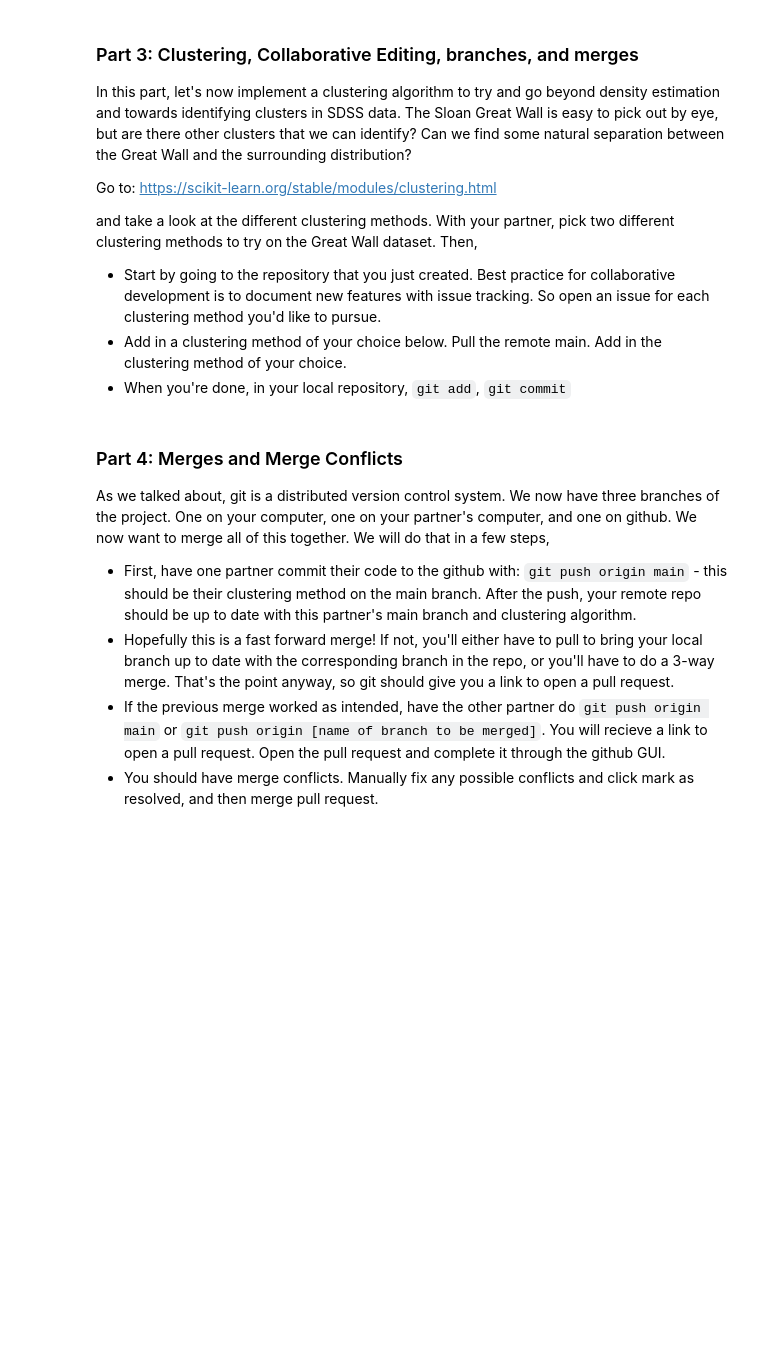
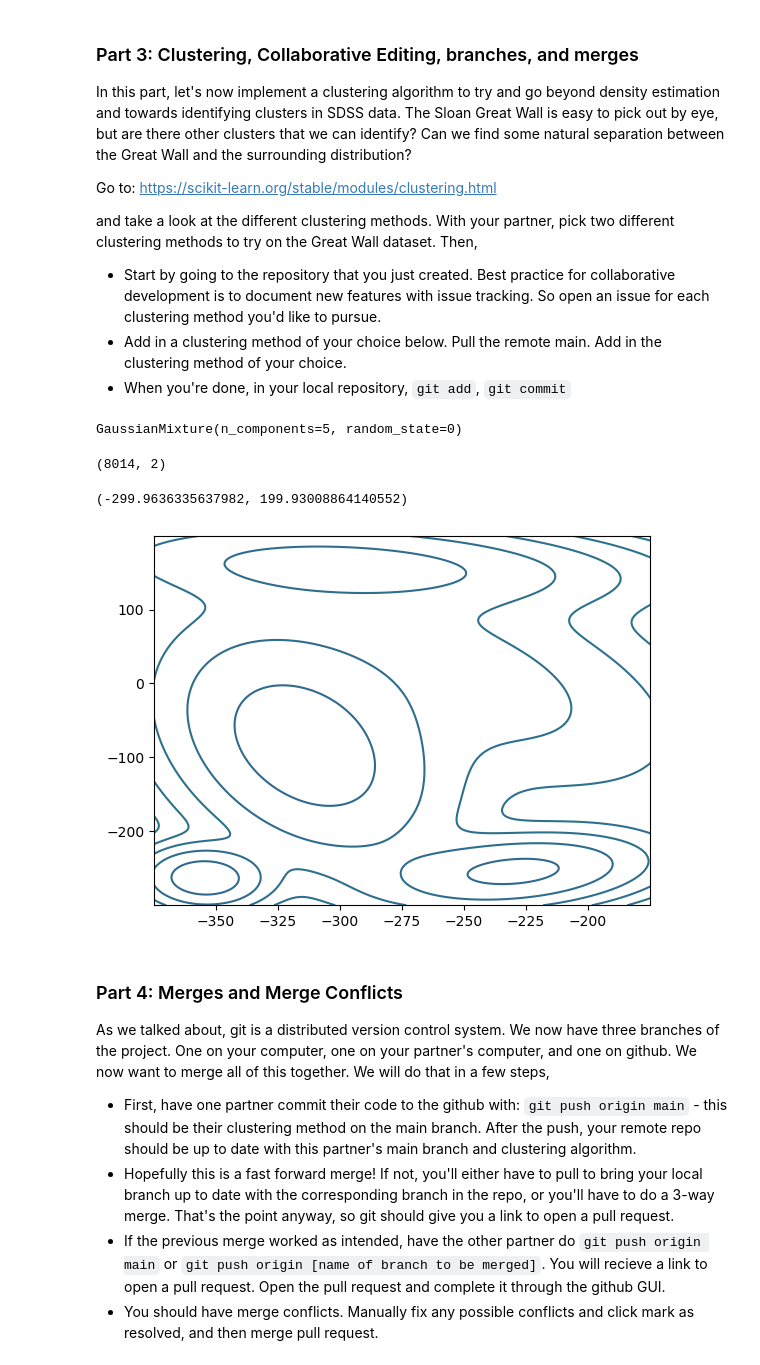
Before and after one commit to grantmerz/dsfp_session21_ex, a Jupyter notebook: DSFP_intro_2_git.ipynb, the cells around one changed output. Saved outputs shown, nothing was run; the diff lists cells and outputs as text; code cells hidden in the pictures; blank space fills up the shorter version.

Commit message:
added gaussian mixture clustering

```diff
--- a/DSFP_intro_2_git.ipynb
+++ b/DSFP_intro_2_git.ipynb
@@ -107,6 +107,32 @@ and take a look at the different clustering methods. With your partner, pick two
 * When you're done, in your local repository, `git add`, `git commit`
 # %%
 # clustering method goes here
+from sklearn.mixture import GaussianMixture
+gm = GaussianMixture(n_components=5, random_state=0)
+gm.fit(X)
+# %% [output]
+GaussianMixture(n_components=5, random_state=0)
+# %%
+X.shape
+# %% [output]
+(8014, 2)
+# %%
+x = np.linspace(-400.0, 100,500)
+y = np.linspace(-300, 200,500)
+Xi, Yi = np.meshgrid(x, y)
+XX = np.array([Xi.ravel(), Yi.ravel()]).T
+Z = -gm.score_samples(XX)
+Z = Z.reshape((500,500))
+# %%
+from matplotlib.colors import LogNorm
+plt.contour(
+    Xi, Yi, Z, norm=LogNorm(), levels=np.logspace(0, 3, 100)
+)
+plt.xlim(X[:,0].min(), X[:,0].max())
+plt.ylim(X[:,1].min(), X[:,1].max())
+# %% [output]
+(-299.9636335637982, 199.93008864140552)
+[figure, added]
 # %% [markdown]
 ### Part 4: Merges and Merge Conflicts
 
```
Also changed, not shown: parts of 9 cells of this notebook.
